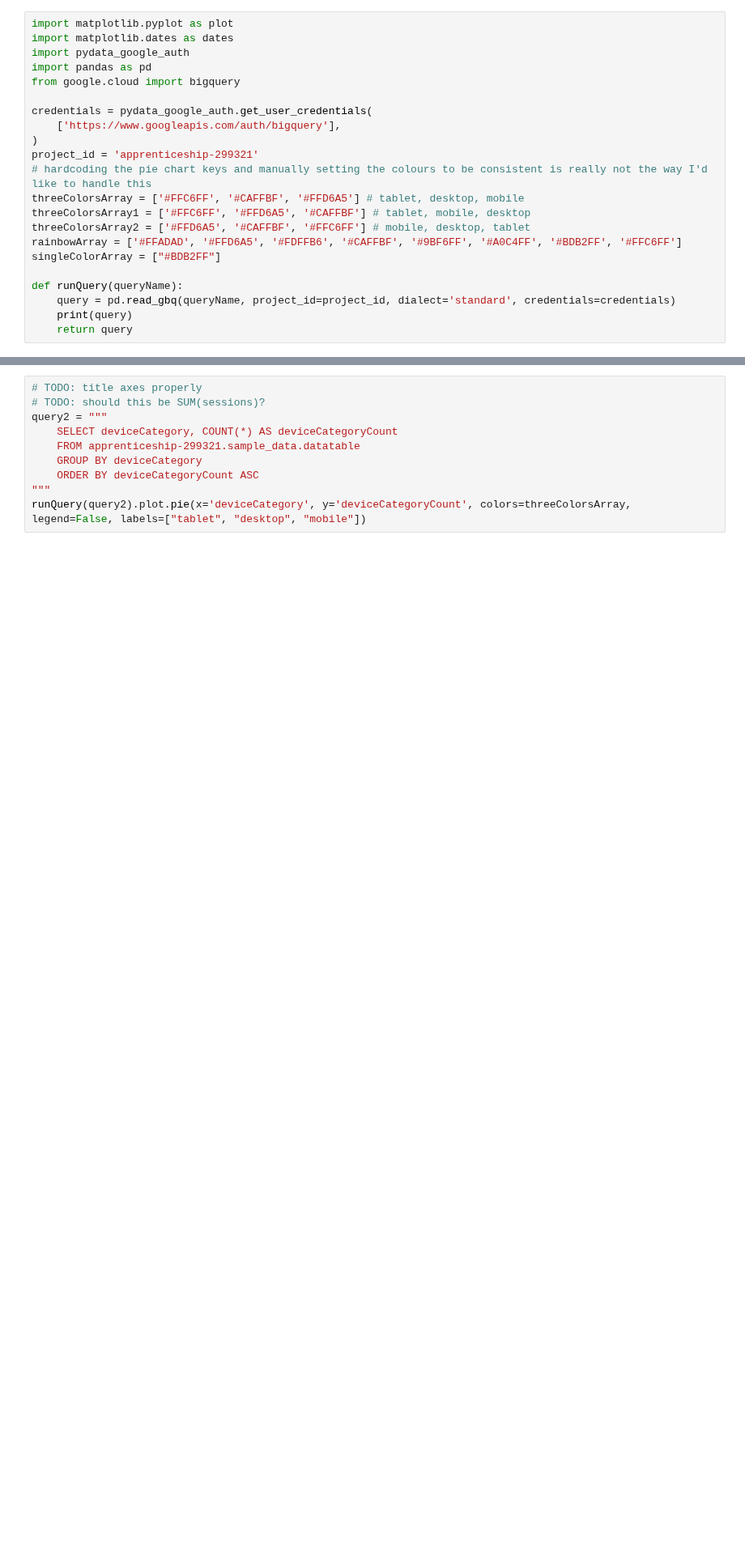
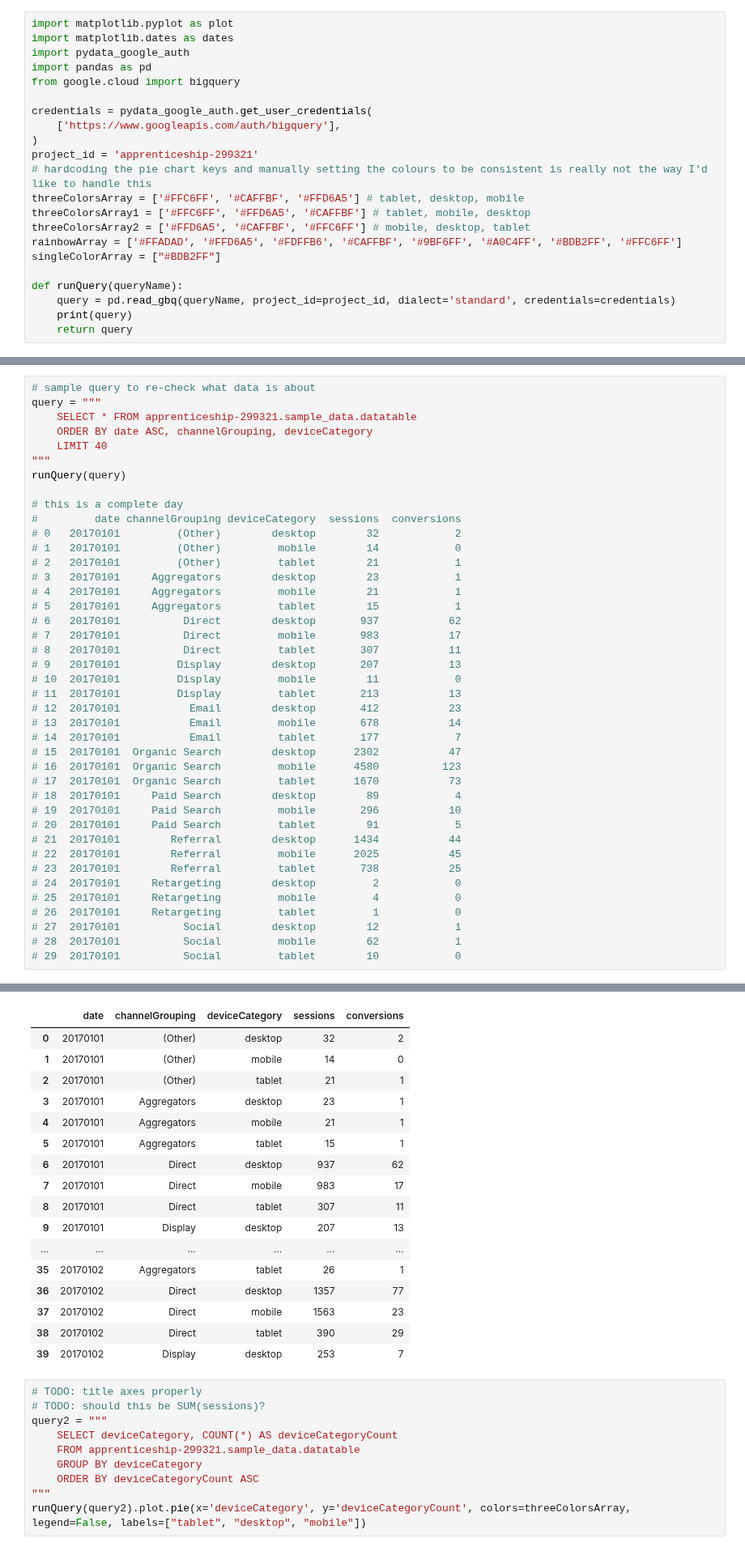
Before and after one commit to Coletterbox/More-BigQuery-with-Python, a Jupyter notebook: queriesWithGraphs3.ipynb, the cells around one changed output, grey strips where cells are left out. Shown at 81% size. Saved outputs shown, nothing was run; the diff lists cells and outputs as text; blank space fills up the shorter version.

Commit message:
Organise sample day's data

```diff
--- a/queriesWithGraphs3.ipynb
+++ b/queriesWithGraphs3.ipynb
@@ -65,0 +23,42 @@ runQuery(query)
+# %%
+# sample query to re-check what data is about
+query = """
+    SELECT * FROM apprenticeship-299321.sample_data.datatable
+    ORDER BY date ASC, channelGrouping, deviceCategory
+    LIMIT 40
+"""
+runQuery(query)
+
+# this is a complete day
+#         date channelGrouping deviceCategory  sessions  conversions
+# 0   20170101         (Other)        desktop        32            2
+# 1   20170101         (Other)         mobile        14            0
+# 2   20170101         (Other)         tablet        21            1
+# 3   20170101     Aggregators        desktop        23            1
+# 4   20170101     Aggregators         mobile        21            1
+# 5   20170101     Aggregators         tablet        15            1
+# 6   20170101          Direct        desktop       937           62
+# 7   20170101          Direct         mobile       983           17
+# 8   20170101          Direct         tablet       307           11
+# 9   20170101         Display        desktop       207           13
+# 10  20170101         Display         mobile        11            0
+# 11  20170101         Display         tablet       213           13
+# 12  20170101           Email        desktop       412           23
+# 13  20170101           Email         mobile       678           14
+# 14  20170101           Email         tablet       177            7
+# 15  20170101  Organic Search        desktop      2302           47
+# 16  20170101  Organic Search         mobile      4580          123
+# 17  20170101  Organic Search         tablet      1670           73
+# 18  20170101     Paid Search        desktop        89            4
+# 19  20170101     Paid Search         mobile       296           10
+# 20  20170101     Paid Search         tablet        91            5
+# 21  20170101        Referral        desktop      1434           44
+# 22  20170101        Referral         mobile      2025           45
+# 23  20170101        Referral         tablet       738           25
+# 24  20170101     Retargeting        desktop         2            0
+# 25  20170101     Retargeting         mobile         4            0
+# 26  20170101     Retargeting         tablet         1            0
+# 27  20170101          Social        desktop        12            1
+# 28  20170101          Social         mobile        62            1
+# 29  20170101          Social         tablet        10            0
+# %% [output]
@@ -66,3 +82,20 @@ runQuery(query)
+|  | date | channelGrouping | deviceCategory | sessions | conversions |
+| 0 | 20170101 | (Other) | desktop | 32 | 2 |
+| 1 | 20170101 | (Other) | mobile | 14 | 0 |
+| 2 | 20170101 | (Other) | tablet | 21 | 1 |
+| 3 | 20170101 | Aggregators | desktop | 23 | 1 |
+| 4 | 20170101 | Aggregators | mobile | 21 | 1 |
+| 5 | 20170101 | Aggregators | tablet | 15 | 1 |
+| 6 | 20170101 | Direct | desktop | 937 | 62 |
+| 7 | 20170101 | Direct | mobile | 983 | 17 |
+| 8 | 20170101 | Direct | tablet | 307 | 11 |
+| 9 | 20170101 | Display | desktop | 207 | 13 |
+| ... | ... | ... | ... | ... | ... |
+| 35 | 20170102 | Aggregators | tablet | 26 | 1 |
+| 36 | 20170102 | Direct | desktop | 1357 | 77 |
+| 37 | 20170102 | Direct | mobile | 1563 | 23 |
+| 38 | 20170102 | Direct | tablet | 390 | 29 |
+| 39 | 20170102 | Display | desktop | 253 | 7 |
 # %%
 # TODO: title axes properly
 # TODO: should this be SUM(sessions)?
```
Also changed, not shown: parts of 2 cells of this notebook.
